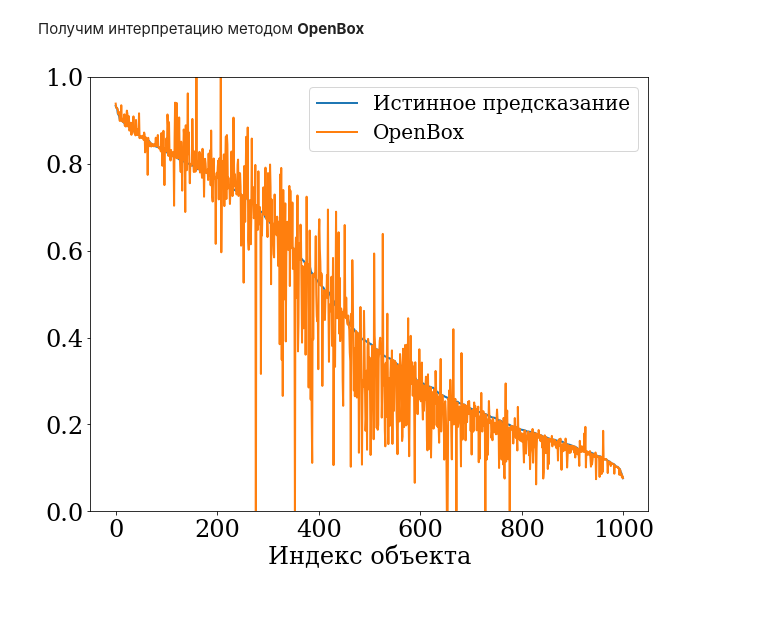
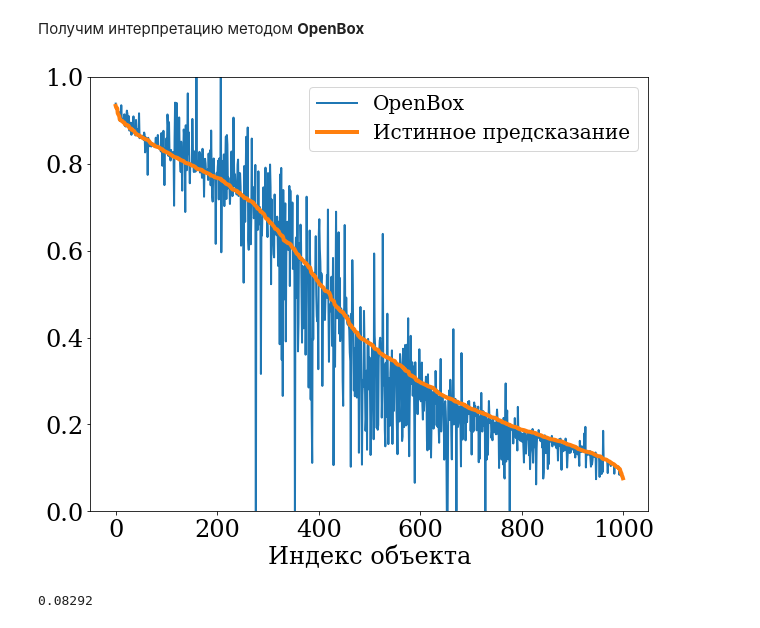
Before and after one commit to Intelligent-Systems-Phystech/2022-Project-99, a Jupyter notebook: code/experiment.ipynb, the cells around one changed output. Saved outputs shown, nothing was run; the diff lists cells and outputs as text; code cells hidden in the pictures.

```diff
--- a/code/experiment.ipynb
+++ b/code/experiment.ipynb
@@ -260,6 +260,3 @@ def predict_proba(texts):
 from lime.lime_text import LimeTextExplainer
 
 explainer = LimeTextExplainer(class_names=['neg', 'pos'])
-# %%
-idx = 2
-exp = explainer.explain_instance(" ".join(test_data[idx].text), predict_proba, num_features=6)
@@ -274,7 +267,7 @@ sample_size = 1000
 sample_idx = np.random.randint(0, len(test_data), sample_size)
 sample_texts = [" ".join(test_data[idx].text) for idx in sample_idx]
 # %%
-true_preds = predict_proba(sample_texts)
+true_preds = np.array([predict_proba([text])[0, 1] for text in sample_texts])
 # %%
 lime_probas = []
 for text in tqdm(sample_texts):
@@ -382,12 +384,20 @@ openbox_proba_ests = np.array(openbox_proba_ests)
 # %%
 item_idxs = true_proba.argsort()[::-1]
 
-plt.figure(figsize=(10, 8))
+fig = plt.figure(figsize=(10, 8))
 plt.xlabel('Индекс объекта')
-plt.plot(true_proba[item_idxs], label='Истинное предсказание')
+
 plt.plot(openbox_proba_ests[item_idxs], label='OpenBox')
+plt.plot(true_proba[item_idxs], label='Истинное предсказание', lw=4)
 plt.ylim([0, 1])
 plt.legend()
+fig.axes[0].set_rasterized(True)
+plt.savefig('../figures/openbox_proba_est.eps', format='eps')
 plt.show()
 # %% [output]
-[figure, old version]
+[figure, new version]
+# %%
+openbox_rmse = np.sqrt(np.mean((true_proba - openbox_proba_ests)**2))
+openbox_rmse.round(5)
+# %% [output]
+0.08292
```
Also changed, not shown: parts of 5 cells of this notebook.
